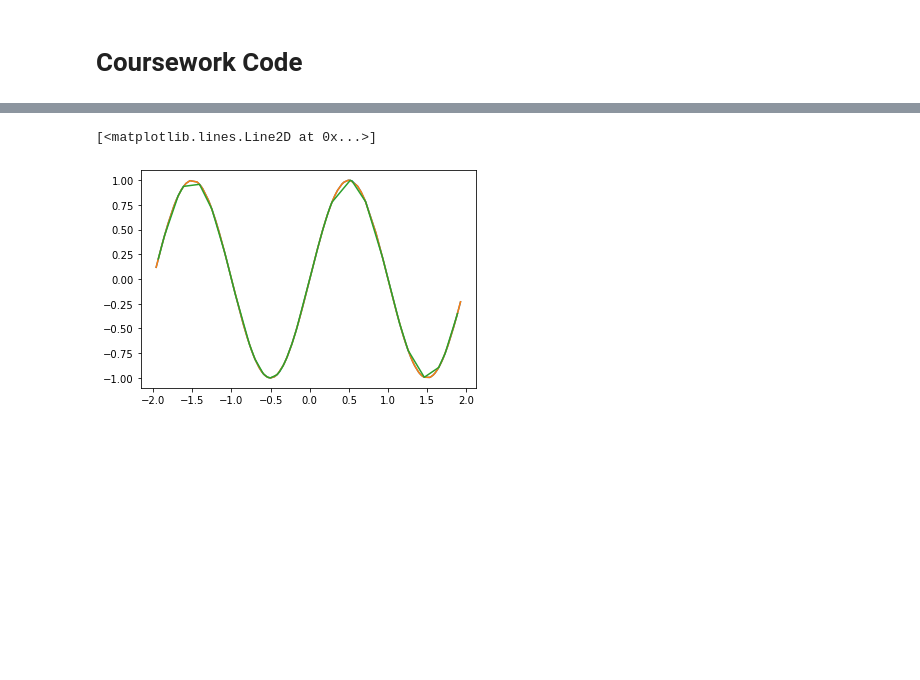
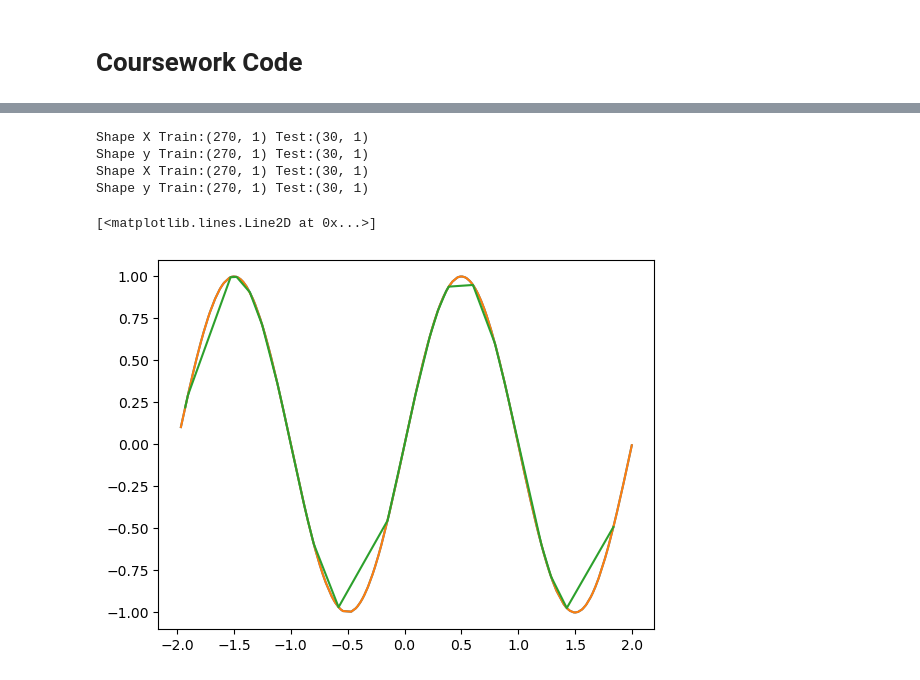
Before and after one commit to FredMCA/COMP6257-Coursework_1, a Jupyter notebook: notebook.ipynb, the cells around one changed output, grey strips where cells are left out. Drawn from its saved outputs; the diff is of its cells as text; code cells hidden in the pictures; blank space fills up the shorter version.

```diff
--- a/notebook.ipynb
+++ b/notebook.ipynb
@@ -7,7 +11,7 @@ import math
 
 from sklearn.model_selection import train_test_split
 # %%
-n = 200
+n = 300
 
 rn = np.random.uniform(-2, 2, n)
 x_clean = np.reshape(np.sort(rn, axis=0), (n, 1))
@@ -20,22 +24,30 @@ f2 = np.vectorize(f)
 y_clean = f2(x)
 y = y_clean #+ noise(0,0.1)
 # %%
-x_train_2, x_test_2, y_train, y_test = train_test_split(x,y,test_size=0.25)
+x_train_2, x_test_2, y_train, y_test = train_test_split(x,y,test_size=0.1)
 
-
+print('Shape X Train:'+str(x_train_2.shape)+" Test:"+str(x_test_2.shape))
+print('Shape y Train:'+str(y_train.shape)+" Test:"+str(y_test.shape))
 x_train = np.reshape(np.sort(x_train_2, axis=0), (len(x_train_2), 1))
 x_test = np.reshape(np.sort(x_test_2, axis=0), (len(x_test_2), 1))
 
 y_train = f2(x_train)
 y_test = f2(x_test)
 
+print('Shape X Train:'+str(x_train.shape)+" Test:"+str(x_test.shape))
+print('Shape y Train:'+str(y_train.shape)+" Test:"+str(y_test.shape))
+
 
 plt.plot(x,y)
 plt.plot(x_train, y_train)
 plt.plot(x_test, y_test)
 # %% [output]
-[<matplotlib.lines.Line2D at 0x...>]
+Shape X Train:(270, 1) Test:(30, 1)
+Shape y Train:(270, 1) Test:(30, 1)
+Shape X Train:(270, 1) Test:(30, 1)
+Shape y Train:(270, 1) Test:(30, 1)
+[<matplotlib.lines.Line2D at 0x...>]
-[figure, old version]
+[figure, new version]
 # %%
 def make_design(x, basisfn, basisfn_locs=None):
     if basisfn_locs is None:
```
Also changed, not shown: parts of 14 cells of this notebook, 2 other files.
